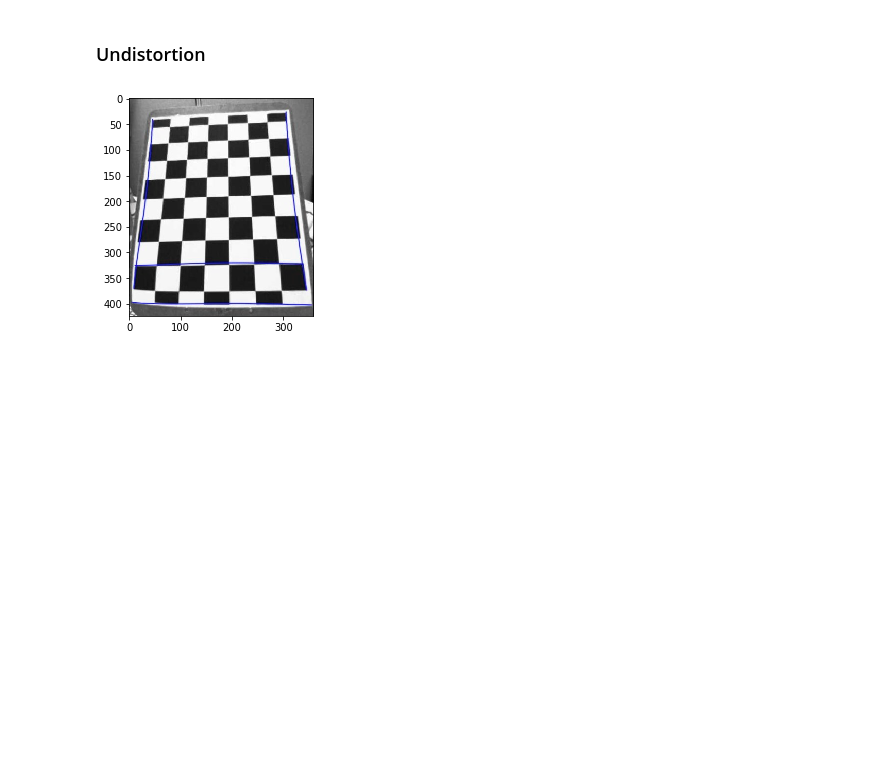
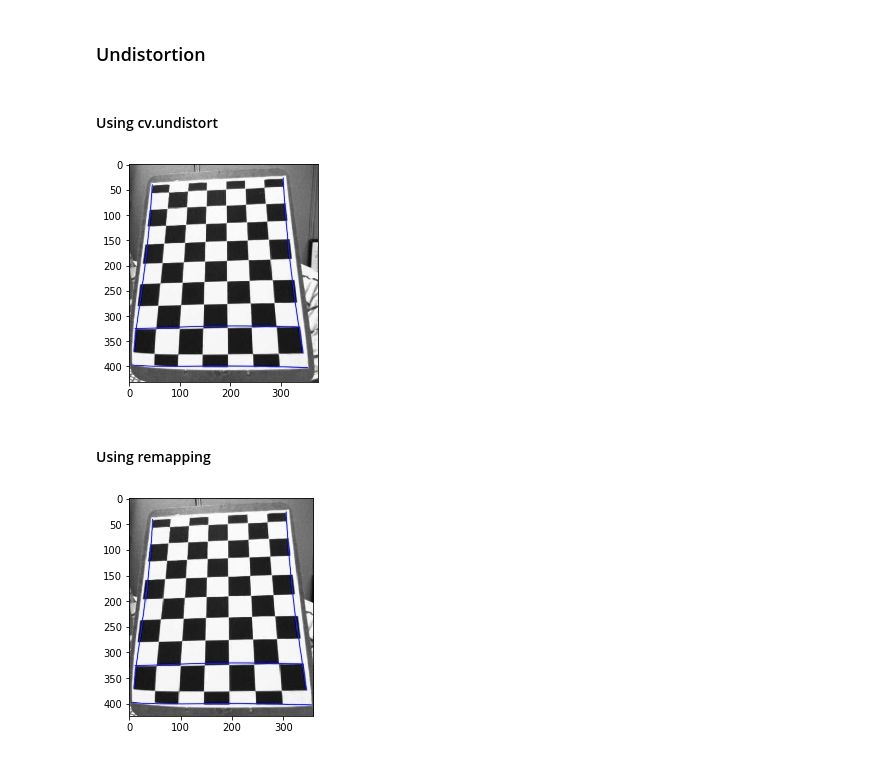
Before and after one commit to lixinso/udacity-SDC-CameraCalibration-sample, a Jupyter notebook: CameraCalibrationSample.ipynb, the cells around one changed output. Cells and saved outputs as stored; diff of their text form; code cells hidden in the pictures; blank space fills up the shorter version.

Commit message:
Use cv.undistort

```diff
--- a/CameraCalibrationSample.ipynb
+++ b/CameraCalibrationSample.ipynb
@@ -50,6 +50,22 @@ ret, mtx, dist, rvecs, tvecs = cv.calibrateCamera(objpoints, imgpoints, gray.sha
 img = cv.imread(FILE_NAME)
 h, w = img.shape[:2]
 newcameramtx, roi = cv.getOptimalNewCameraMatrix(mtx, dist, (w,h), 1, (w,h))
+# %% [markdown]
+#### Using cv.undistort
+# %%
+#undistort
+dst = cv.undistort(img, mtx, dist, None, newcameramtx)
+
+#crop the image
+x,y,w,h = roi
+dst = dst[y:y+h, x:x+w]
+
+plt.imshow(dst)
+plt.show()
+# %% [output]
+[figure, added]
+# %% [markdown]
+#### Using remapping
 # %%
 # undistort
 mapx, mapy = cv.initUndistortRectifyMap(mtx, dist, None, newcameramtx, (w,h), 5)
```
